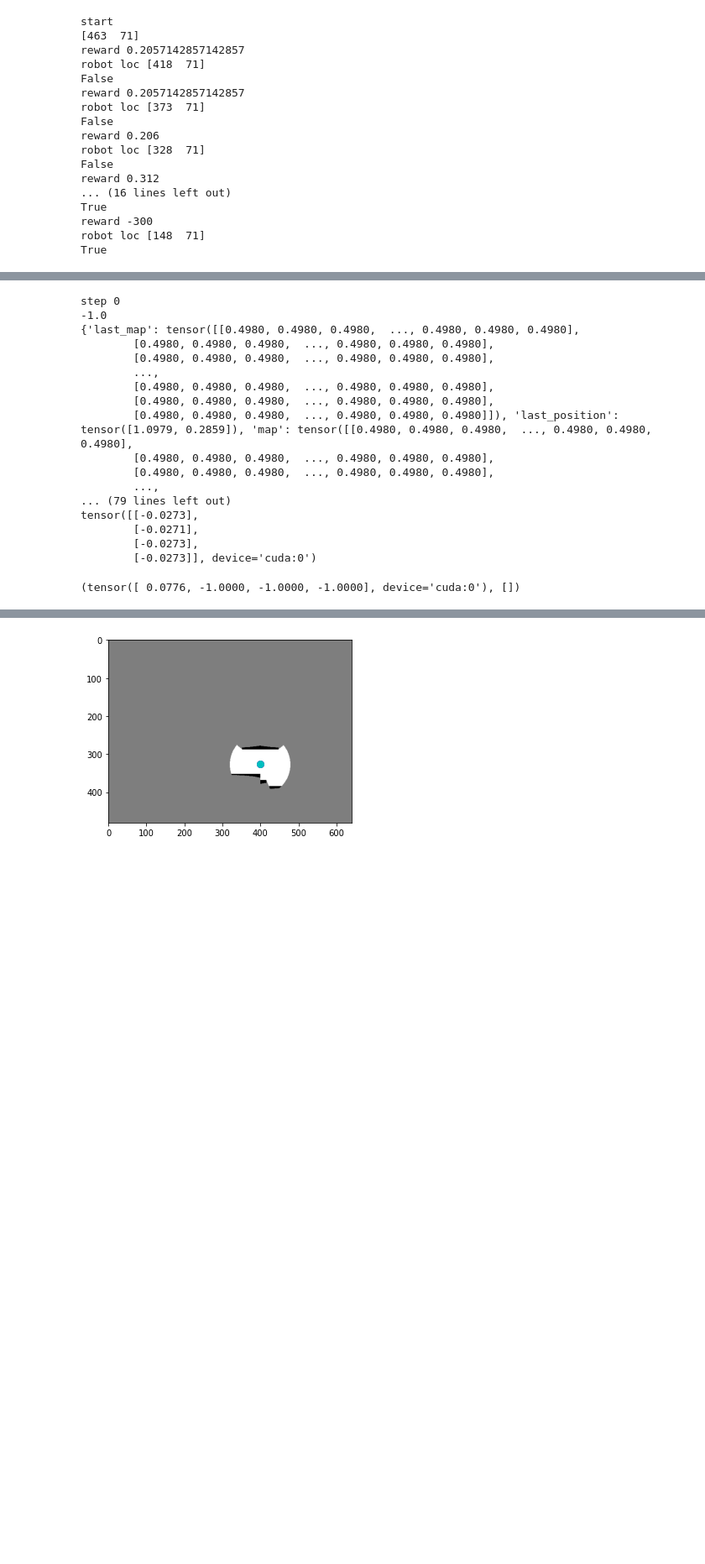
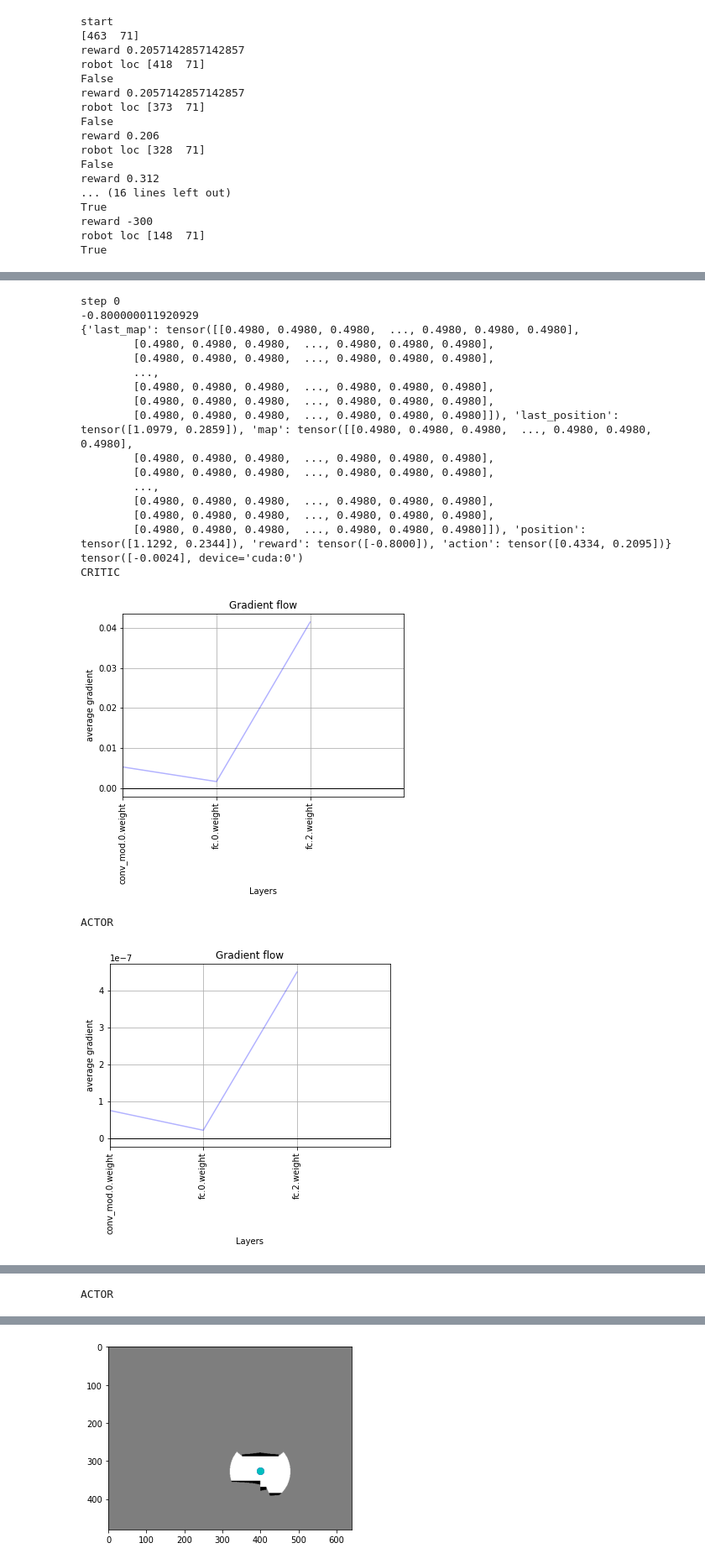
Before and after one commit to OttoJursch/DRL_robot_exploration, a Jupyter notebook: DDPG_copy.ipynb, the cells around one changed output, grey strips where cells are left out. Shown at 84% size. Saved outputs shown, nothing was run; the diff lists cells and outputs as text; code cells hidden in the pictures; blank space fills up the shorter version.

```diff
--- a/DDPG_copy.ipynb
+++ b/DDPG_copy.ipynb
@@ -1486,21 +1497,23 @@ ddpg = DDPG(robot, conv_dims, lstm_hidden, linear_dims, actor_linear_dims, train
 # %%
-ddpg.train(100)
+ddpg.train(10000)
 # %% [output]
 step 0
--1.0
+-0.800000011920929
 {'last_map': tensor([[0.4980, 0.4980, 0.4980,  ..., 0.4980, 0.4980, 0.4980],
         [0.4980, 0.4980, 0.4980,  ..., 0.4980, 0.4980, 0.4980],
         [0.4980, 0.4980, 0.4980,  ..., 0.4980, 0.4980, 0.4980],
         ...,
         [0.4980, 0.4980, 0.4980,  ..., 0.4980, 0.4980, 0.4980],
         [0.4980, 0.4980, 0.4980,  ..., 0.4980, 0.4980, 0.4980],
         [0.4980, 0.4980, 0.4980,  ..., 0.4980, 0.4980, 0.4980]]), 'last_position': tensor([1.0979, 0.2859]), 'map': tensor([[0.4980, 0.4980, 0.4980,  ..., 0.4980, 0.4980, 0.4980],
         [0.4980, 0.4980, 0.4980,  ..., 0.4980, 0.4980, 0.4980],
         [0.4980, 0.4980, 0.4980,  ..., 0.4980, 0.4980, 0.4980],
         ...,
-... (79 lines left out)
-tensor([[-0.0273],
-        [-0.0271],
-        [-0.0273],
-        [-0.0273]], device='cuda:0')
+        [0.4980, 0.4980, 0.4980,  ..., 0.4980, 0.4980, 0.4980],
+        [0.4980, 0.4980, 0.4980,  ..., 0.4980, 0.4980, 0.4980],
+        [0.4980, 0.4980, 0.4980,  ..., 0.4980, 0.4980, 0.4980]]), 'position': tensor([1.1292, 0.2344]), 'reward': tensor([-0.8000]), 'action': tensor([0.4334, 0.2095])}
+tensor([-0.0024], device='cuda:0')
+CRITIC
+[figure, added]
-(tensor([ 0.0776, -1.0000, -1.0000, -1.0000], device='cuda:0'), [])
+ACTOR
+[figure, added]
@@ -1506,0 +1538 @@ tensor([[-0.0273],
+ACTOR
```
Also changed, not shown: parts of 5 cells of this notebook.
